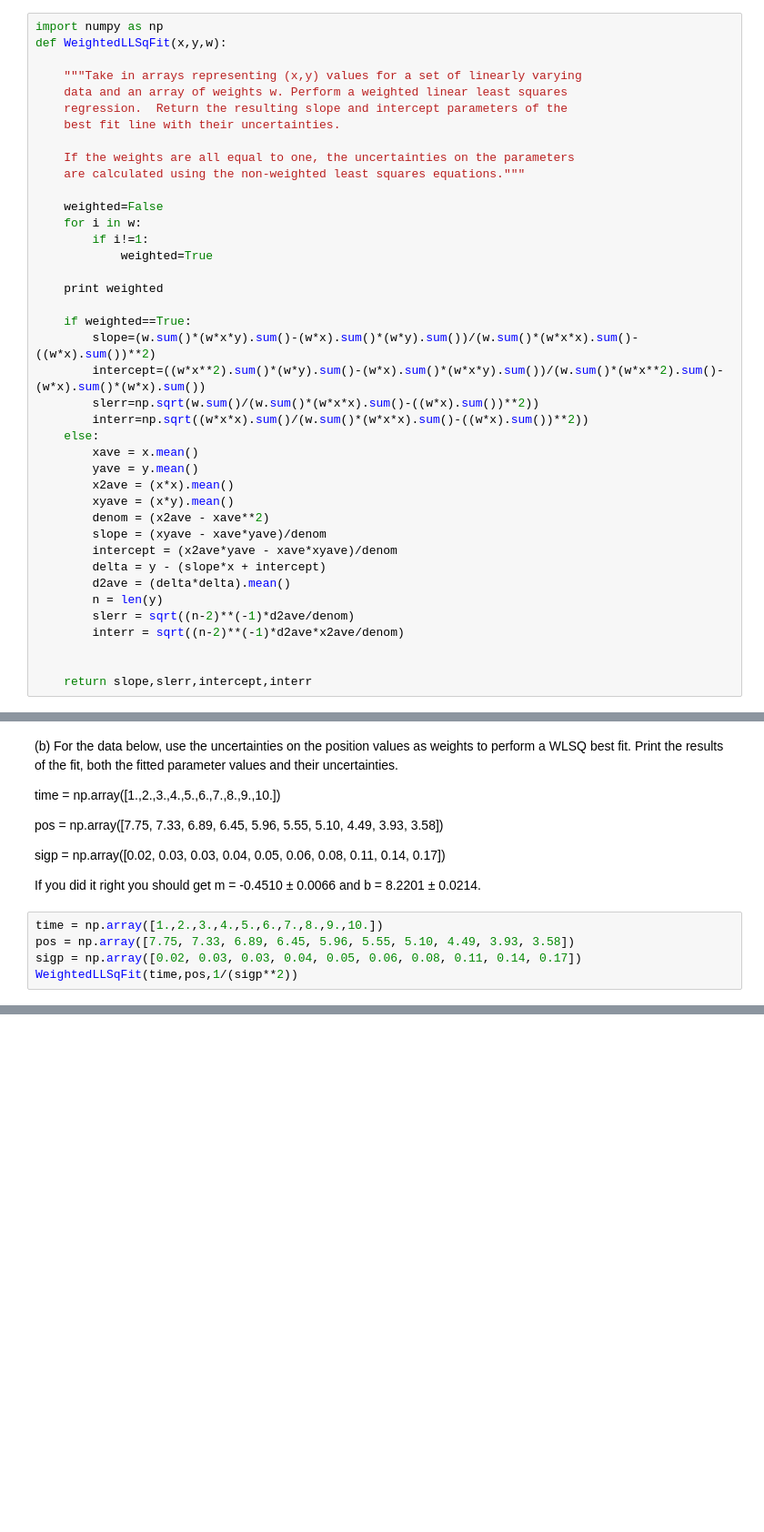
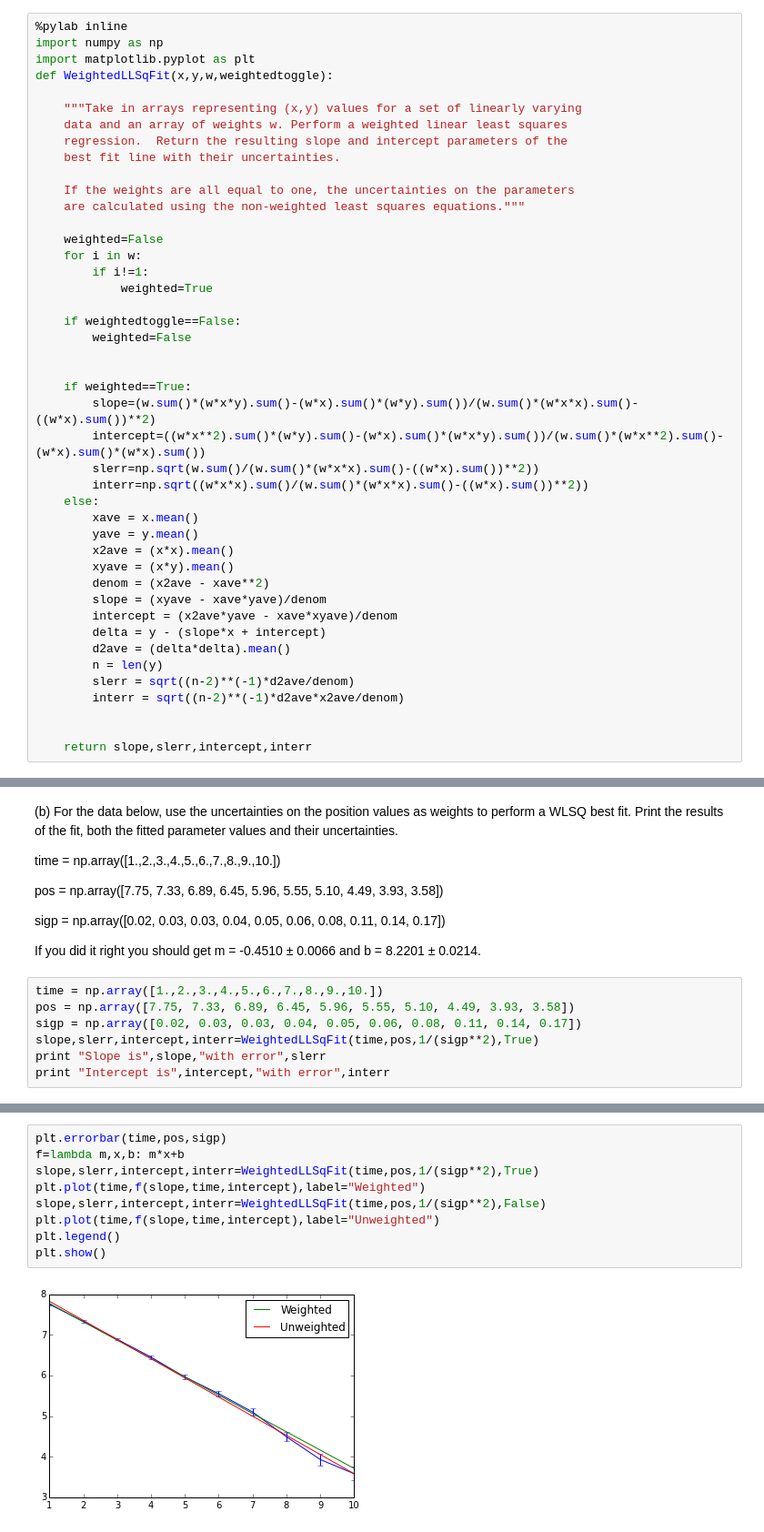
Before and after one commit to znlevine/PHYS202-S14, a Jupyter notebook: SciPy/OptimizationExercises.ipynb, the cells around one changed output, grey strips where cells are left out. Shown: that part at 91% size. Cells and saved outputs as stored; diff of their text form; blank space fills up the shorter version.

```diff
--- a/SciPy/OptimizationExercises.ipynb
+++ b/SciPy/OptimizationExercises.ipynb
@@ -20,8 +20,10 @@
 Your function should test whether there are unequal weights on the data points and return the correctly calculated uncertainties for whichever case is requested.
 Use the features of numpy arrays rather than loops to take advantage of their superior computational speed.
 # %%
+%pylab inline
 import numpy as np
-def WeightedLLSqFit(x,y,w):
+import matplotlib.pyplot as plt
+def WeightedLLSqFit(x,y,w,weightedtoggle):
 
     """Take in arrays representing (x,y) values for a set of linearly varying
     data and an array of weights w. Perform a weighted linear least squares
@@ -36,7 +38,9 @@ def WeightedLLSqFit(x,y,w):
         if i!=1:
             weighted=True
 
-    print weighted
+    if weightedtoggle==False:
+        weighted=False
+
 
     if weighted==True:
         slope=(w.sum()*(w*x*y).sum()-(w*x).sum()*(w*y).sum())/(w.sum()*(w*x*x).sum()-((w*x).sum())**2)
@@ -73,5 +81,7 @@ If you did it right you should get m = -0.4510 ± 0.0066 and b = 8.2201 ± 0.021
 time = np.array([1.,2.,3.,4.,5.,6.,7.,8.,9.,10.])
 pos = np.array([7.75, 7.33, 6.89, 6.45, 5.96, 5.55, 5.10, 4.49, 3.93, 3.58])
 sigp = np.array([0.02, 0.03, 0.03, 0.04, 0.05, 0.06, 0.08, 0.11, 0.14, 0.17])
-WeightedLLSqFit(time,pos,1/(sigp**2))
+slope,slerr,intercept,interr=WeightedLLSqFit(time,pos,1/(sigp**2),True)
+print "Slope is",slope,"with error",slerr
+print "Intercept is",intercept,"with error",interr
 # %% [output]
@@ -82,0 +92,11 @@ True
+# %%
+plt.errorbar(time,pos,sigp)
+f=lambda m,x,b: m*x+b
+slope,slerr,intercept,interr=WeightedLLSqFit(time,pos,1/(sigp**2),True)
+plt.plot(time,f(slope,time,intercept),label="Weighted")
+slope,slerr,intercept,interr=WeightedLLSqFit(time,pos,1/(sigp**2),False)
+plt.plot(time,f(slope,time,intercept),label="Unweighted")
+plt.legend()
+plt.show()
+# %% [output]
+[figure, added]
```
Also changed, not shown: parts of 11 cells of this notebook, 2 other files.
